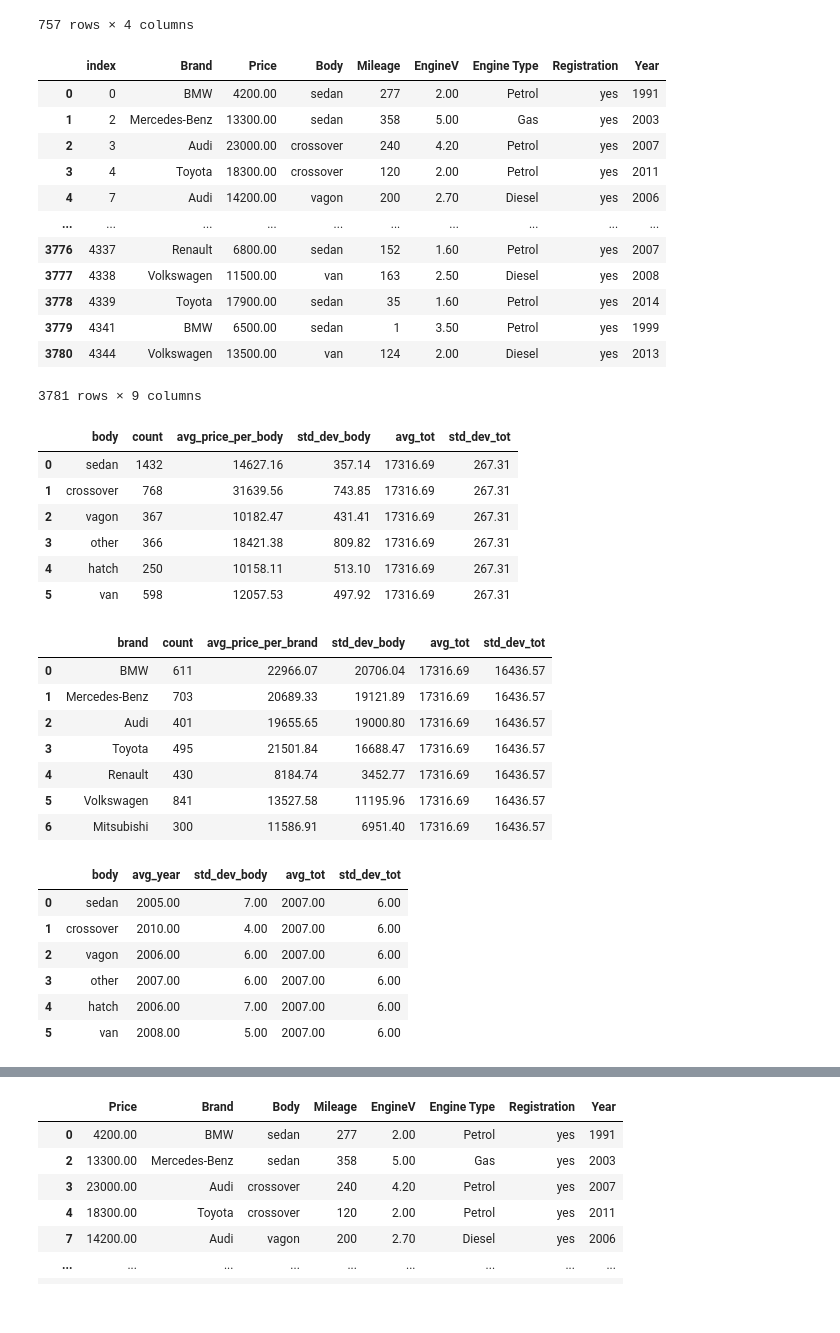
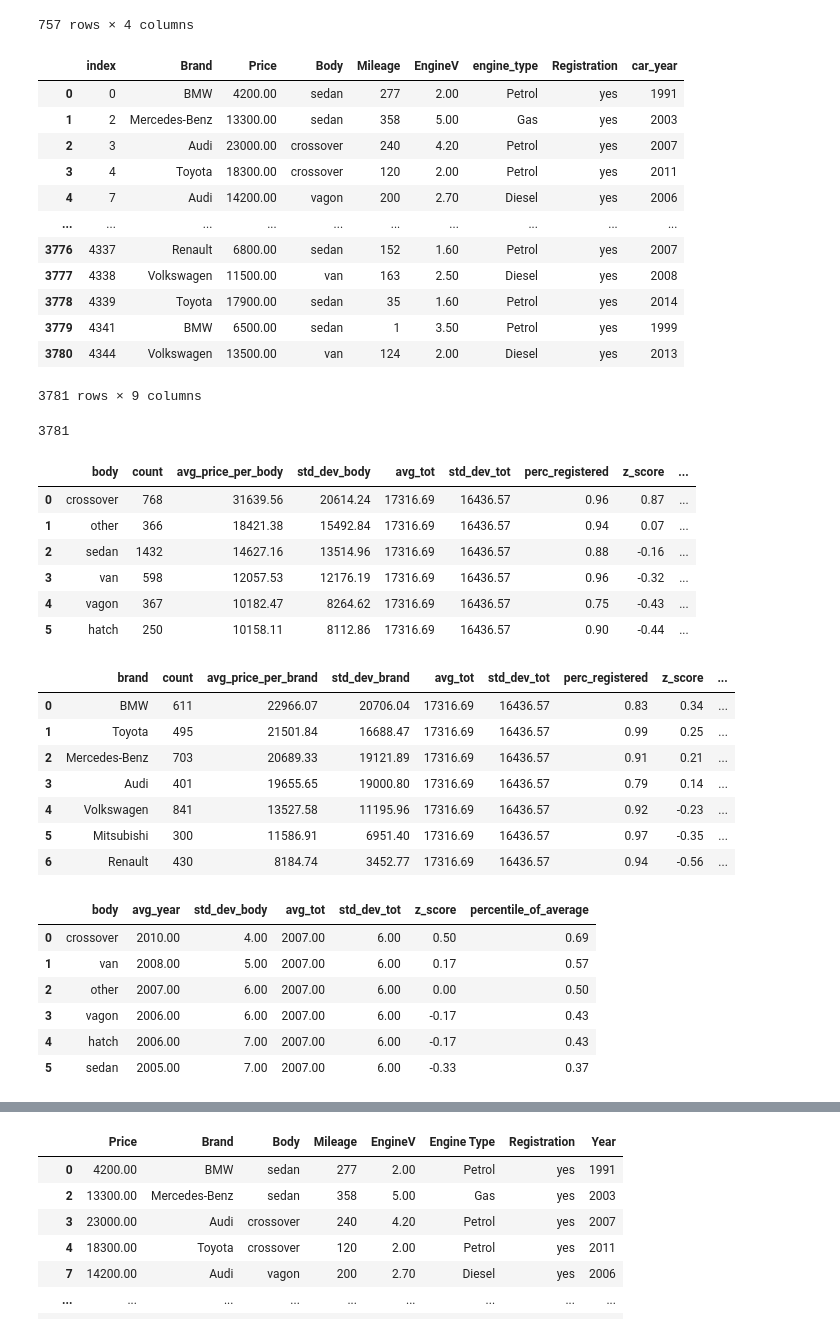
Before and after one commit to Leon-MRR/data_analysis1, a Jupyter notebook: Car price Analysis.ipynb, the cells around one changed output, grey strips where cells are left out. Drawn from its saved outputs; the diff is of its cells as text; code cells hidden in the pictures.

```diff
--- a/Car price Analysis.ipynb
+++ b/Car price Analysis.ipynb
@@ -786,9 +789,11 @@ query = """
 
 df_new = pd.read_sql(query,engine)
 # %%
+df_new = df_new.rename(columns={'Year':'car_year'})
+df_new = df_new.rename(columns={'Engine Type':'engine_type'})
 df_new
 # %% [output]
-|  | index | Brand | Price | Body | Mileage | EngineV | Engine Type | Registration | Year |
+|  | index | Brand | Price | Body | Mileage | EngineV | engine_type | Registration | car_year |
 | 0 | 0 | BMW | 4200.00 | sedan | 277 | 2.00 | Petrol | yes | 1991 |
 | 1 | 2 | Mercedes-Benz | 13300.00 | sedan | 358 | 5.00 | Gas | yes | 2003 |
 | 2 | 3 | Audi | 23000.00 | crossover | 240 | 4.20 | Petrol | yes | 2007 |
@@ -804,2 +811,6 @@ df_new
+# %%
+df_new.to_sql('car_prices2', con=engine, if_exists='replace', index=False)
+# %% [output]
+3781
 # %%
 query2 = """
@@ -816,12 +828,14 @@ query2 = """
 
 df_newnew = pd.read_sql(query2,engine)
 # %%
+df_newnew['z_score']=(df_newnew['avg_price_per_body']-df_newnew['avg_tot'])/df_newnew['std_dev_tot']
+df_newnew['percentile_of_average']=norm.cdf(df_newnew['z_score'])
 df_newnew
 # %% [output]
-|  | body | count | avg_price_per_body | std_dev_body | avg_tot | std_dev_tot |
-| 0 | sedan | 1432 | 14627.16 | 357.14 | 17316.69 | 267.31 |
-| 1 | crossover | 768 | 31639.56 | 743.85 | 17316.69 | 267.31 |
-| 2 | vagon | 367 | 10182.47 | 431.41 | 17316.69 | 267.31 |
-| 3 | other | 366 | 18421.38 | 809.82 | 17316.69 | 267.31 |
-| 4 | hatch | 250 | 10158.11 | 513.10 | 17316.69 | 267.31 |
-| 5 | van | 598 | 12057.53 | 497.92 | 17316.69 | 267.31 |
+|  | body | count | avg_price_per_body | std_dev_body | avg_tot | std_dev_tot | perc_registered | z_score | ... |
+| 0 | crossover | 768 | 31639.56 | 20614.24 | 17316.69 | 16436.57 | 0.96 | 0.87 | ... |
+| 1 | other | 366 | 18421.38 | 15492.84 | 17316.69 | 16436.57 | 0.94 | 0.07 | ... |
+| 2 | sedan | 1432 | 14627.16 | 13514.96 | 17316.69 | 16436.57 | 0.88 | -0.16 | ... |
+| 3 | van | 598 | 12057.53 | 12176.19 | 17316.69 | 16436.57 | 0.96 | -0.32 | ... |
+| 4 | vagon | 367 | 10182.47 | 8264.62 | 17316.69 | 16436.57 | 0.75 | -0.43 | ... |
+| 5 | hatch | 250 | 10158.11 | 8112.86 | 17316.69 | 16436.57 | 0.90 | -0.44 | ... |
@@ -842,11 +844,28 @@ df_newnew2 = pd.read_sql(query3,engine)
+# %%
+query3 = """
+     with cte as(select avg(price) as avg_price, stddev_samp(price) as std from car_prices2)
+    select
+    cp.brand, count(cp.brand) as count, round(avg(cp.price),2) as avg_price_per_brand, round(stddev_samp(cp.price),2) as std_dev_brand,
+    round(c.avg_price,2) as avg_tot, round(c.std,2) as std_dev_tot, count(case when cp.registration='yes' then 1 ELSE NULL END)/count(cp.brand) AS perc_registered
+    from
+    car_prices2 cp
+    cross join
+    cte c
+    group by cp.brand, c.avg_price
+    order by avg_price_per_brand desc;
+"""
+
+df_newnew2 = pd.read_sql(query3,engine)
 # %%
+df_newnew2['z_score']=(df_newnew2['avg_price_per_brand']-df_newnew2['avg_tot'])/df_newnew2['std_dev_tot']
+df_newnew2['percentile_of_average']=norm.cdf(df_newnew2['z_score'])
 df_newnew2
 # %% [output]
-|  | brand | count | avg_price_per_brand | std_dev_body | avg_tot | std_dev_tot |
-| 0 | BMW | 611 | 22966.07 | 20706.04 | 17316.69 | 16436.57 |
-| 1 | Mercedes-Benz | 703 | 20689.33 | 19121.89 | 17316.69 | 16436.57 |
-| 2 | Audi | 401 | 19655.65 | 19000.80 | 17316.69 | 16436.57 |
-| 3 | Toyota | 495 | 21501.84 | 16688.47 | 17316.69 | 16436.57 |
-| 4 | Renault | 430 | 8184.74 | 3452.77 | 17316.69 | 16436.57 |
-| 5 | Volkswagen | 841 | 13527.58 | 11195.96 | 17316.69 | 16436.57 |
-| 6 | Mitsubishi | 300 | 11586.91 | 6951.40 | 17316.69 | 16436.57 |
+|  | brand | count | avg_price_per_brand | std_dev_brand | avg_tot | std_dev_tot | perc_registered | z_score | ... |
+| 0 | BMW | 611 | 22966.07 | 20706.04 | 17316.69 | 16436.57 | 0.83 | 0.34 | ... |
+| 1 | Toyota | 495 | 21501.84 | 16688.47 | 17316.69 | 16436.57 | 0.99 | 0.25 | ... |
+| 2 | Mercedes-Benz | 703 | 20689.33 | 19121.89 | 17316.69 | 16436.57 | 0.91 | 0.21 | ... |
+| 3 | Audi | 401 | 19655.65 | 19000.80 | 17316.69 | 16436.57 | 0.79 | 0.14 | ... |
+| 4 | Volkswagen | 841 | 13527.58 | 11195.96 | 17316.69 | 16436.57 | 0.92 | -0.23 | ... |
+| 5 | Mitsubishi | 300 | 11586.91 | 6951.40 | 17316.69 | 16436.57 | 0.97 | -0.35 | ... |
+| 6 | Renault | 430 | 8184.74 | 3452.77 | 17316.69 | 16436.57 | 0.94 | -0.56 | ... |
@@ -865,12 +887,14 @@ query4 = """
 
 df_newnew3 = pd.read_sql(query4,engine)
 # %%
+df_newnew3['z_score']=(df_newnew3['avg_year']-df_newnew3['avg_tot'])/df_newnew3['std_dev_tot']
+df_newnew3['percentile_of_average']=norm.cdf(df_newnew3['z_score'])
 df_newnew3
 # %% [output]
-|  | body | avg_year | std_dev_body | avg_tot | std_dev_tot |
-| 0 | sedan | 2005.00 | 7.00 | 2007.00 | 6.00 |
-| 1 | crossover | 2010.00 | 4.00 | 2007.00 | 6.00 |
-| 2 | vagon | 2006.00 | 6.00 | 2007.00 | 6.00 |
-| 3 | other | 2007.00 | 6.00 | 2007.00 | 6.00 |
-| 4 | hatch | 2006.00 | 7.00 | 2007.00 | 6.00 |
-| 5 | van | 2008.00 | 5.00 | 2007.00 | 6.00 |
+|  | body | avg_year | std_dev_body | avg_tot | std_dev_tot | z_score | percentile_of_average |
+| 0 | crossover | 2010.00 | 4.00 | 2007.00 | 6.00 | 0.50 | 0.69 |
+| 1 | van | 2008.00 | 5.00 | 2007.00 | 6.00 | 0.17 | 0.57 |
+| 2 | other | 2007.00 | 6.00 | 2007.00 | 6.00 | 0.00 | 0.50 |
+| 3 | vagon | 2006.00 | 6.00 | 2007.00 | 6.00 | -0.17 | 0.43 |
+| 4 | hatch | 2006.00 | 7.00 | 2007.00 | 6.00 | -0.17 | 0.43 |
+| 5 | sedan | 2005.00 | 7.00 | 2007.00 | 6.00 | -0.33 | 0.37 |
```
Also changed, not shown: parts of 12 cells of this notebook.
